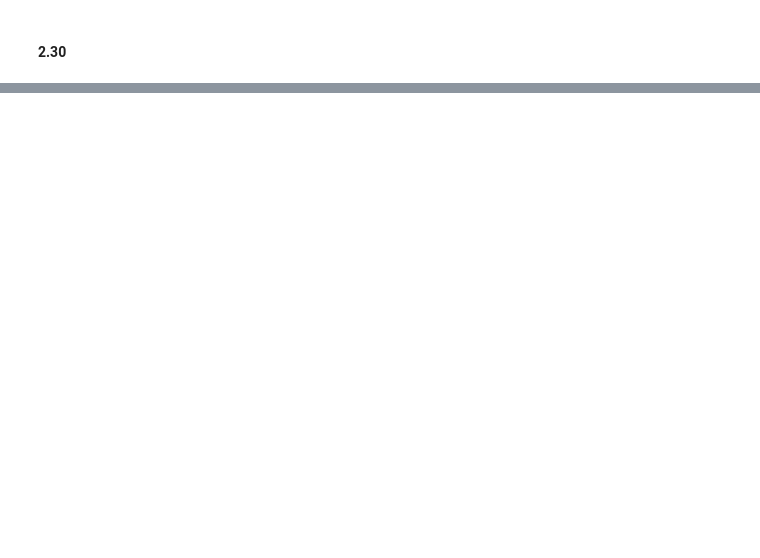
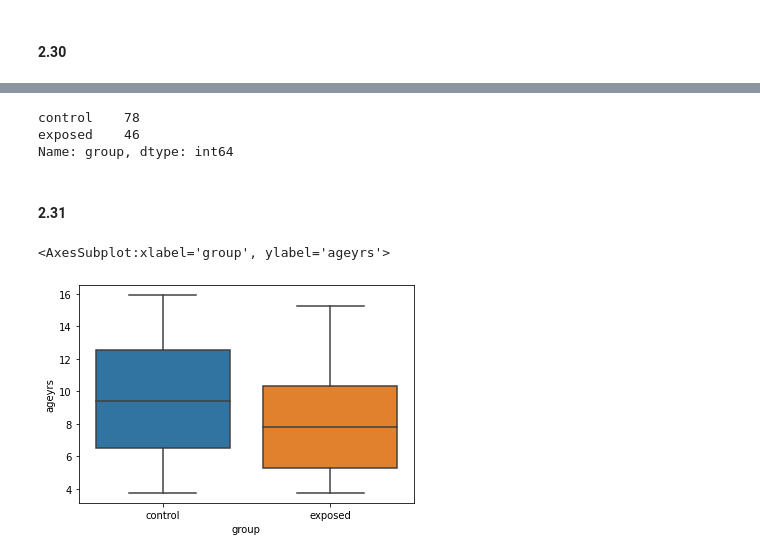
Before and after one commit to sendivogius/biostat, a Jupyter notebook: Chapter 2.ipynb, the cells around one changed output, grey strips where cells are left out. Saved outputs shown, nothing was run; the diff lists cells and outputs as text; code cells hidden in the pictures; blank space fills up the shorter version.

```diff
--- a/Chapter 2.ipynb
+++ b/Chapter 2.ipynb
@@ -206,0 +379,3 @@ df[['tfat_dr_cal', 'tfat_ffq_cal']].quantile([.2, .4, .6, .8, 1])
+# %%
+df = pd.read_csv('data/LEAD.DAT.txt').clean_names().set_index('id')
+df.sample(5)
@@ -206,0 +391,15 @@ df[['tfat_dr_cal', 'tfat_ffq_cal']].quantile([.2, .4, .6, .8, 1])
+# %%
+df['group'] = df['group'].map({1: 'control', 2: 'exposed'})
+# %%
+df.group.value_counts()
+# %% [output]
+control    78
+exposed    46
+Name: group, dtype: int64
+# %% [markdown]
+#### 2.31
+# %%
+sns.boxplot(data=df, x='group', y='ageyrs')
+# %% [output]
+<AxesSubplot:xlabel='group', ylabel='ageyrs'>
+[figure, added]
```
Also changed, not shown: parts of 67 cells of this notebook, 2 other files.
